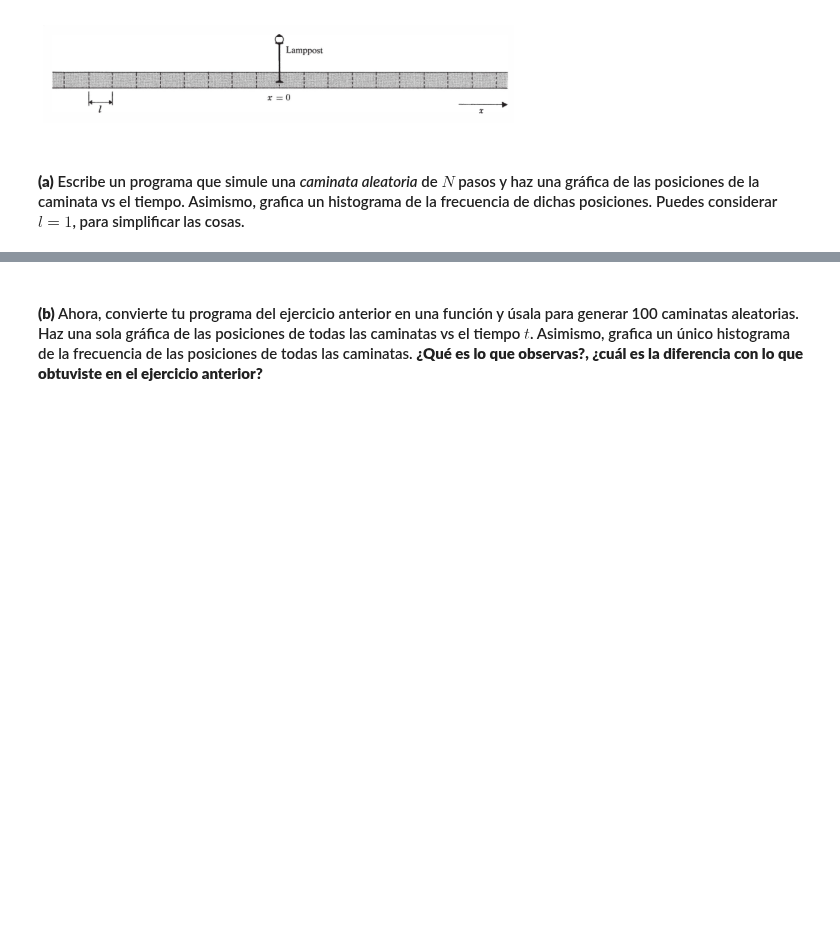
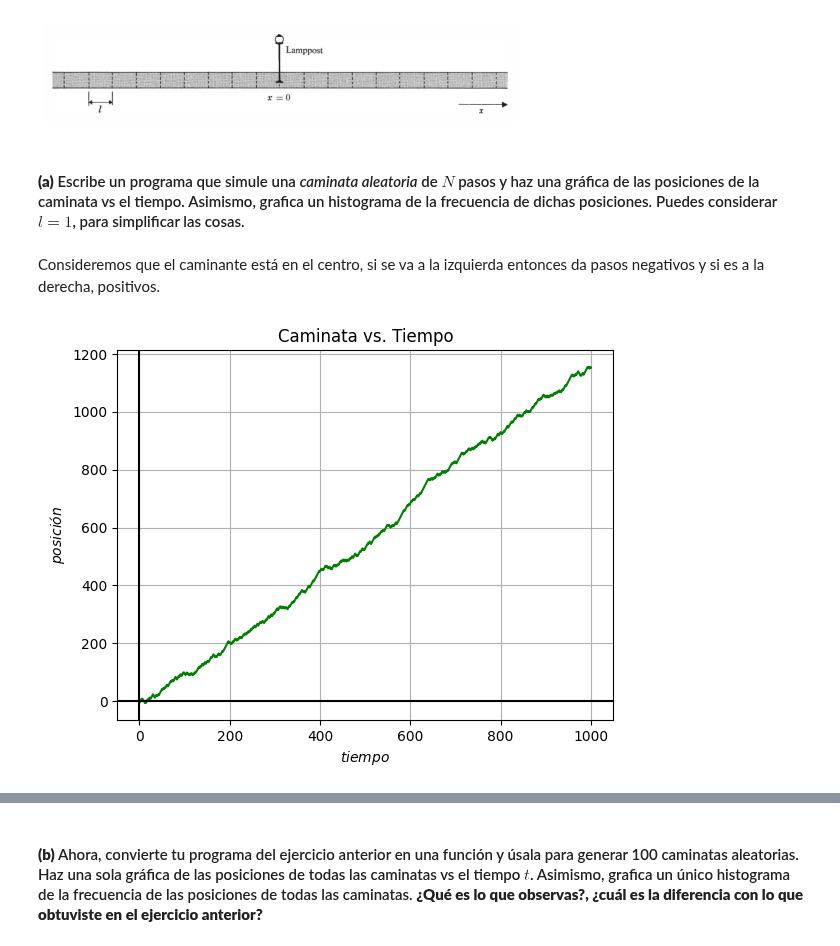
Before and after one commit to Alexi5omg/CLASE, a Jupyter notebook: Tareas/Práctica_6.ipynb, the cells around one changed output, grey strips where cells are left out. Drawn from its saved outputs; the diff is of its cells as text; code cells hidden in the pictures; blank space fills up the shorter version.

```diff
--- a/Tareas/Práctica_6.ipynb
+++ b/Tareas/Práctica_6.ipynb
@@ -298,3 +298,33 @@ print(contador/N)
 ![image.png](embedded-picture-1)
 # %% [markdown]
 #### **(a)** Escribe un programa que simule una *caminata aleatoria* de $N$ pasos y haz una gráfica de las posiciones de la caminata vs el tiempo. Asimismo, grafica un histograma de la frecuencia de dichas posiciones. Puedes considerar $l = 1$, para simplificar las cosas.
+# %% [markdown]
+Consideremos que el caminante está en el centro, si se va a la izquierda entonces da pasos negativos y si es a la derecha, positivos.
+# %%
+N = 1000 # Pasos
+p = 0.72 # Probabilidad de irse a la derecha
+l = 3 # Dimensión de paso
+
+x = 0
+X = []
+t = 0
+T = []
+for i in range(N):
+  c = rnd.random()
+  if c < 1-p:
+    x = x - l
+  else:
+    x = x + l
+  t = t + 1
+  X.append(x)
+  T.append(t)
+
+pl.plot(T,X,c='g')
+pl.title(r'Caminata vs. Tiempo')
+pl.xlabel(r'$tiempo$')
+pl.ylabel(r'$posición$')
+pl.axhline(y=0.0,c='k')
+pl.axvline(x=0.0,c='k')
+pl.grid()
+# %% [output]
+[figure, added]
```
Also changed, not shown: parts of 9 cells of this notebook.
